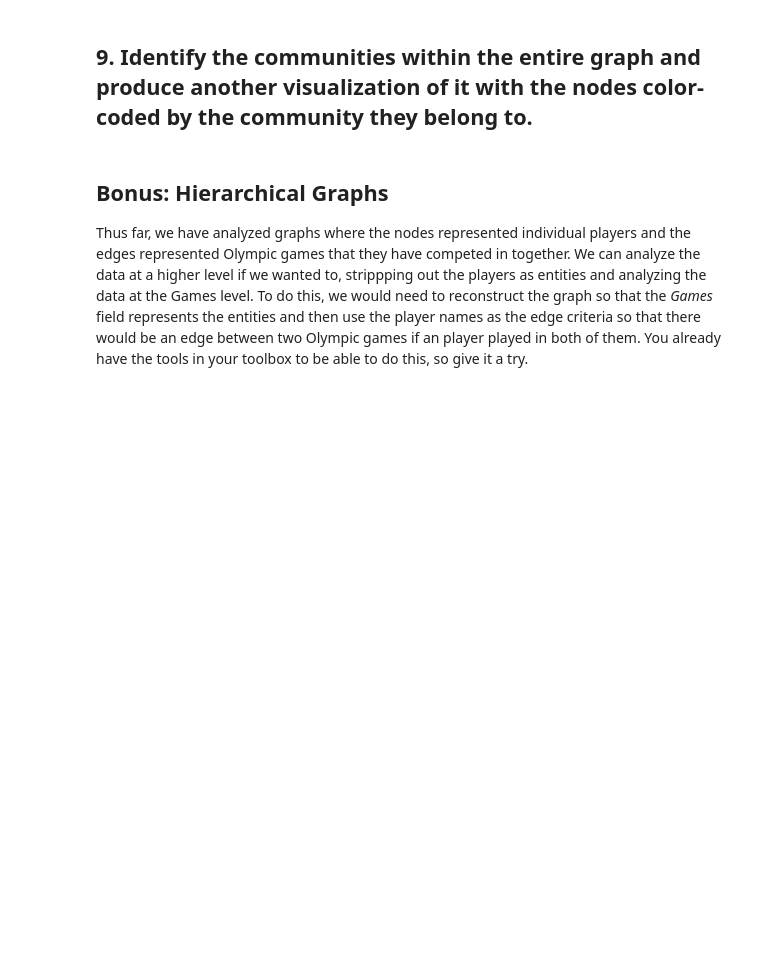
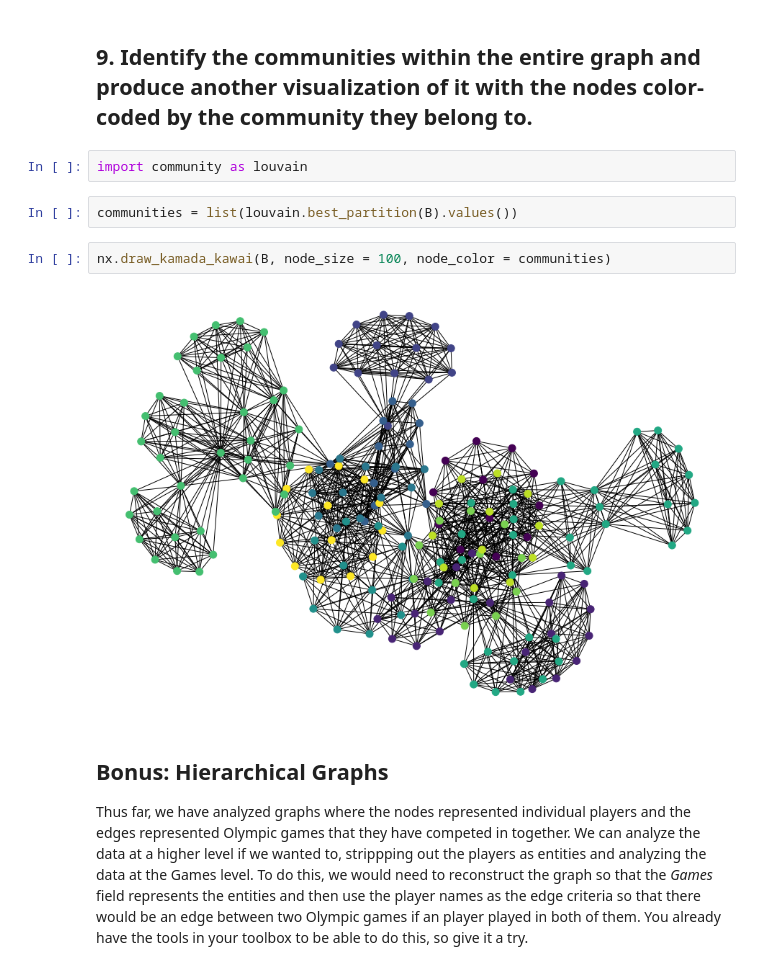
Before and after one commit to ta-datapt-bcn/lab-network-analysis, a Jupyter notebook: your-code/main.ipynb, the cells around one changed output. Saved outputs shown, nothing was run; the diff lists cells and outputs as text; blank space fills up the shorter version.

```diff
--- a/your-code/main.ipynb
+++ b/your-code/main.ipynb
@@ -40,6 +142,14 @@ Sort descending by the number of pairwise interactions. Which pair of players ha
 ## 8. Create and visualize an ego graph for the player with the highest betweenness centrality.
 # %% [markdown]
 ## 9. Identify the communities within the entire graph and produce another visualization of it with the nodes color-coded by the community they belong to.
+# %%
+import community as louvain
+# %%
+communities = list(louvain.best_partition(B).values())
+# %%
+nx.draw_kamada_kawai(B, node_size = 100, node_color = communities)
+# %% [output]
+[figure, added]
 # %% [markdown]
 ## Bonus: Hierarchical Graphs
 
```
Also changed, not shown: parts of 27 cells of this notebook.
